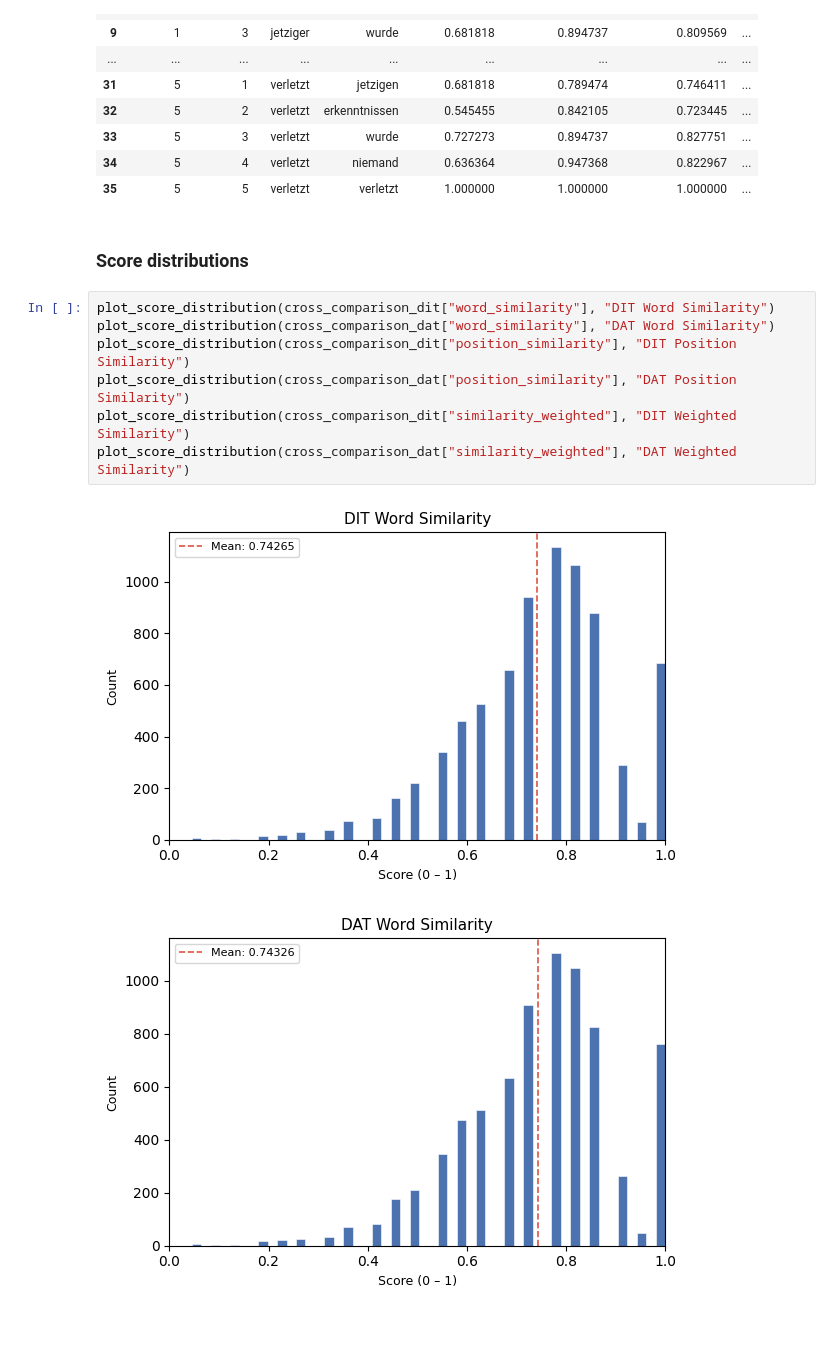
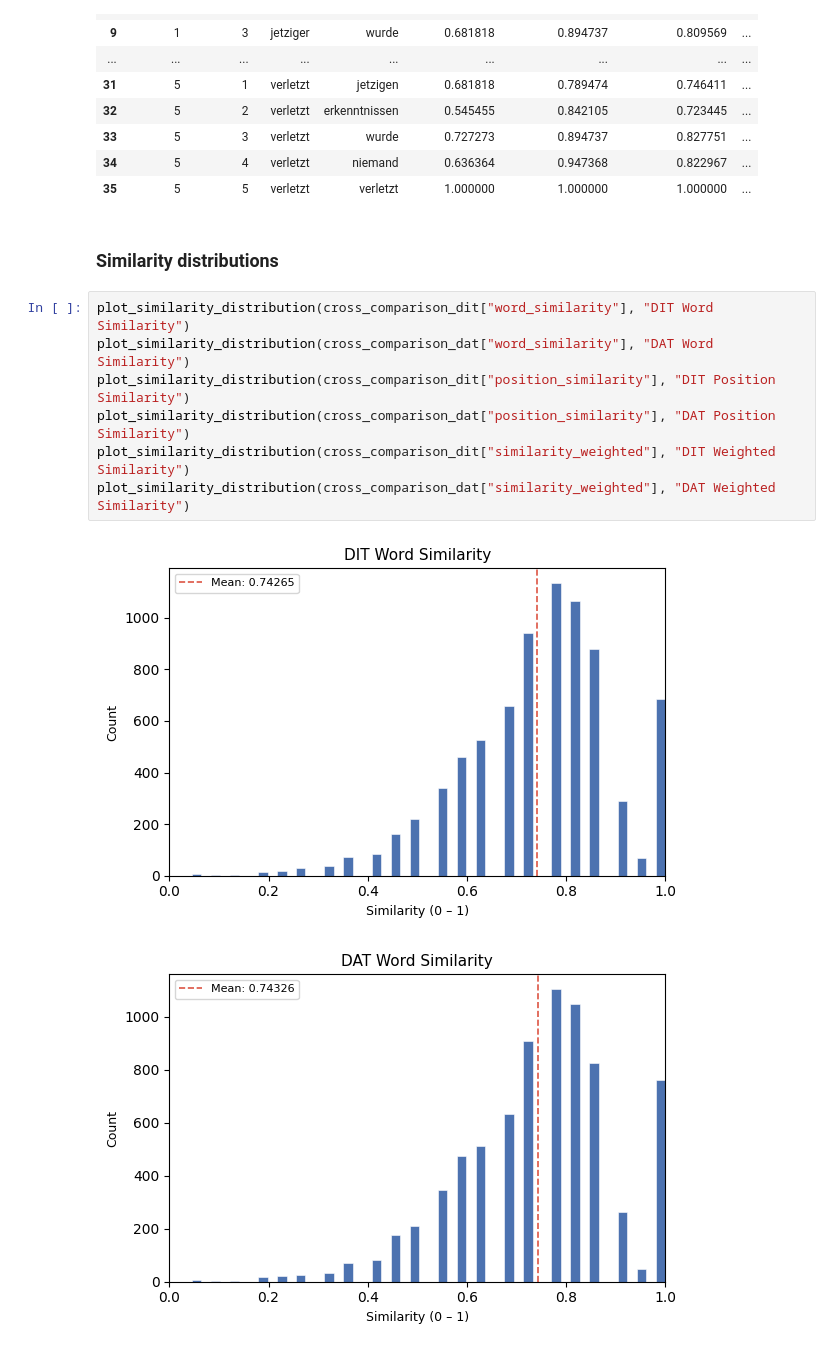
Before and after one commit to michamettler/BA-FS26_ciel_Mettler_Dialektanalyse, a Jupyter notebook: scripts/cross-comparison.ipynb, the cells around one changed output. Saved outputs shown, nothing was run; the diff lists cells and outputs as text.

Commit message:
renamed score to similarity in plot_helpers & on graph

```diff
--- a/scripts/cross-comparison.ipynb
+++ b/scripts/cross-comparison.ipynb
@@ -210,14 +210,14 @@ example_dat
 | 34 | 5 | 4 | verletzt | niemand | 0.636364 | 0.947368 | 0.822967 | ... |
 | 35 | 5 | 5 | verletzt | verletzt | 1.000000 | 1.000000 | 1.000000 | ... |
 # %% [markdown]
-### Score distributions
+### Similarity distributions
 # %%
-plot_score_distribution(cross_comparison_dit["word_similarity"], "DIT Word Similarity")
-plot_score_distribution(cross_comparison_dat["word_similarity"], "DAT Word Similarity")
-plot_score_distribution(cross_comparison_dit["position_similarity"], "DIT Position Similarity")
-plot_score_distribution(cross_comparison_dat["position_similarity"], "DAT Position Similarity")
-plot_score_distribution(cross_comparison_dit["similarity_weighted"], "DIT Weighted Similarity")
-plot_score_distribution(cross_comparison_dat["similarity_weighted"], "DAT Weighted Similarity")
+plot_similarity_distribution(cross_comparison_dit["word_similarity"], "DIT Word Similarity")
+plot_similarity_distribution(cross_comparison_dat["word_similarity"], "DAT Word Similarity")
+plot_similarity_distribution(cross_comparison_dit["position_similarity"], "DIT Position Similarity")
+plot_similarity_distribution(cross_comparison_dat["position_similarity"], "DAT Position Similarity")
+plot_similarity_distribution(cross_comparison_dit["similarity_weighted"], "DIT Weighted Similarity")
+plot_similarity_distribution(cross_comparison_dat["similarity_weighted"], "DAT Weighted Similarity")
 # %% [output]
-[figure, old version]
+[figure, new version]
-[figure, old version]
+[figure, new version]
```
Also changed, not shown: parts of 4 cells of this notebook, 3 other files.
